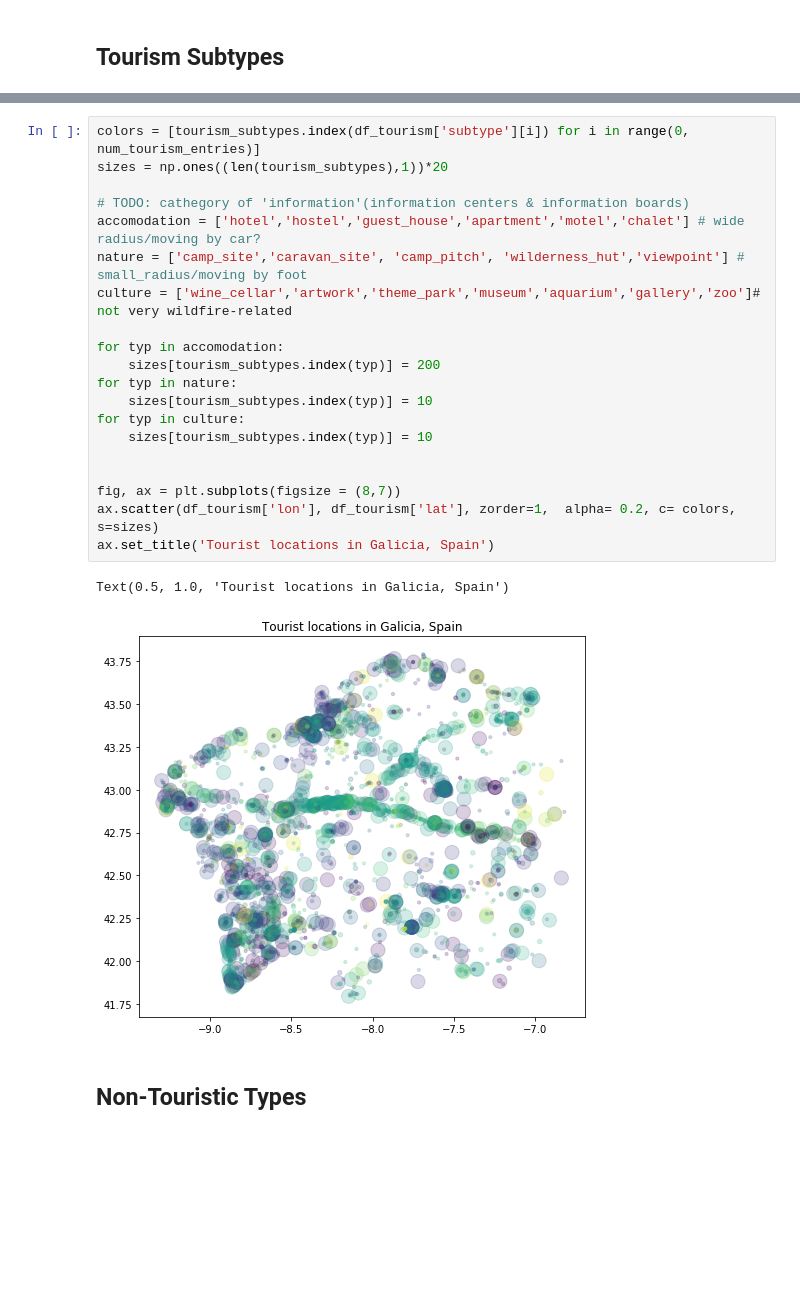
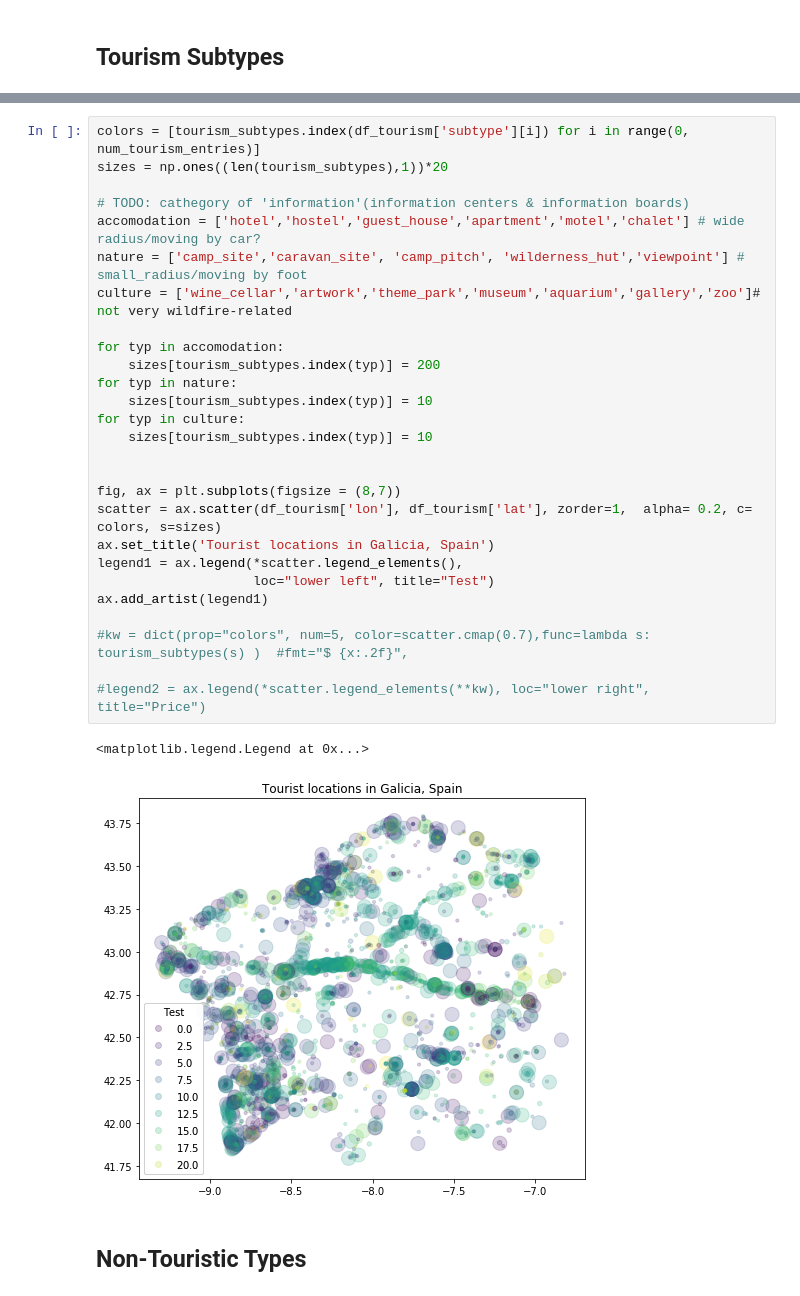
Before and after one commit to floriandotpy/fire-tourism, a Jupyter notebook: tourism_data_analysis.ipynb, the cells around one changed output, grey strips where cells are left out. Drawn from its saved outputs; the diff is of its cells as text; blank space fills up the shorter version.

```diff
--- a/tourism_spain_paula.ipynb
+++ b/tourism_data_analysis.ipynb
@@ -45,26 +46,33 @@ Counter({'information': 979, 'viewpoint': 616, 'hotel': 474, 'hostel': 394, 'art
 # %%
 colors = [tourism_subtypes.index(df_tourism['subtype'][i]) for i in range(0, num_tourism_entries)]
 sizes = np.ones((len(tourism_subtypes),1))*20
 
 # TODO: cathegory of 'information'(information centers & information boards)
 accomodation = ['hotel','hostel','guest_house','apartment','motel','chalet'] # wide radius/moving by car?
 nature = ['camp_site','caravan_site', 'camp_pitch', 'wilderness_hut','viewpoint'] # small_radius/moving by foot
 culture = ['wine_cellar','artwork','theme_park','museum','aquarium','gallery','zoo']# not very wildfire-related
 
 for typ in accomodation:
     sizes[tourism_subtypes.index(typ)] = 200
 for typ in nature:
     sizes[tourism_subtypes.index(typ)] = 10
 for typ in culture:
     sizes[tourism_subtypes.index(typ)] = 10
 
 
 fig, ax = plt.subplots(figsize = (8,7))
-ax.scatter(df_tourism['lon'], df_tourism['lat'], zorder=1,  alpha= 0.2, c= colors, s=sizes)
+scatter = ax.scatter(df_tourism['lon'], df_tourism['lat'], zorder=1,  alpha= 0.2, c= colors, s=sizes)
 ax.set_title('Tourist locations in Galicia, Spain')
+legend1 = ax.legend(*scatter.legend_elements(),
+                    loc="lower left", title="Test")
+ax.add_artist(legend1)
+
+#kw = dict(prop="colors", num=5, color=scatter.cmap(0.7),func=lambda s: tourism_subtypes(s) )  #fmt="$ {x:.2f}",
+
+#legend2 = ax.legend(*scatter.legend_elements(**kw), loc="lower right", title="Price")
 # %% [output]
-Text(0.5, 1.0, 'Tourist locations in Galicia, Spain')
+<matplotlib.legend.Legend at 0x...>
-[figure, old version]
+[figure, new version]
 # %% [markdown]
 ## Non-Touristic Types
 # %%
```
Also changed, not shown: parts of 3 cells of this notebook.
